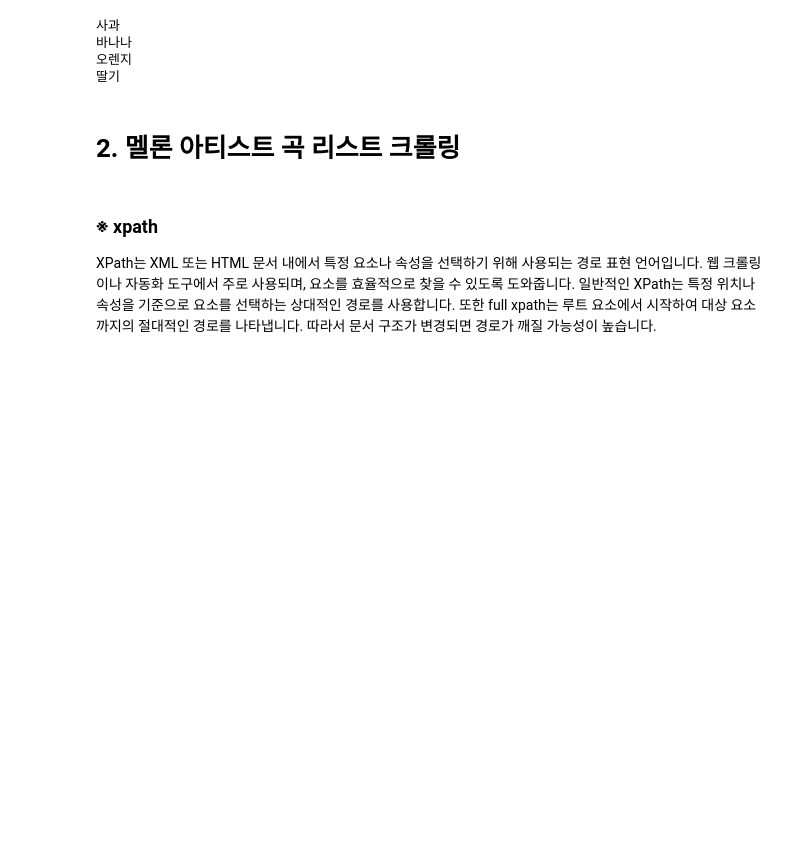
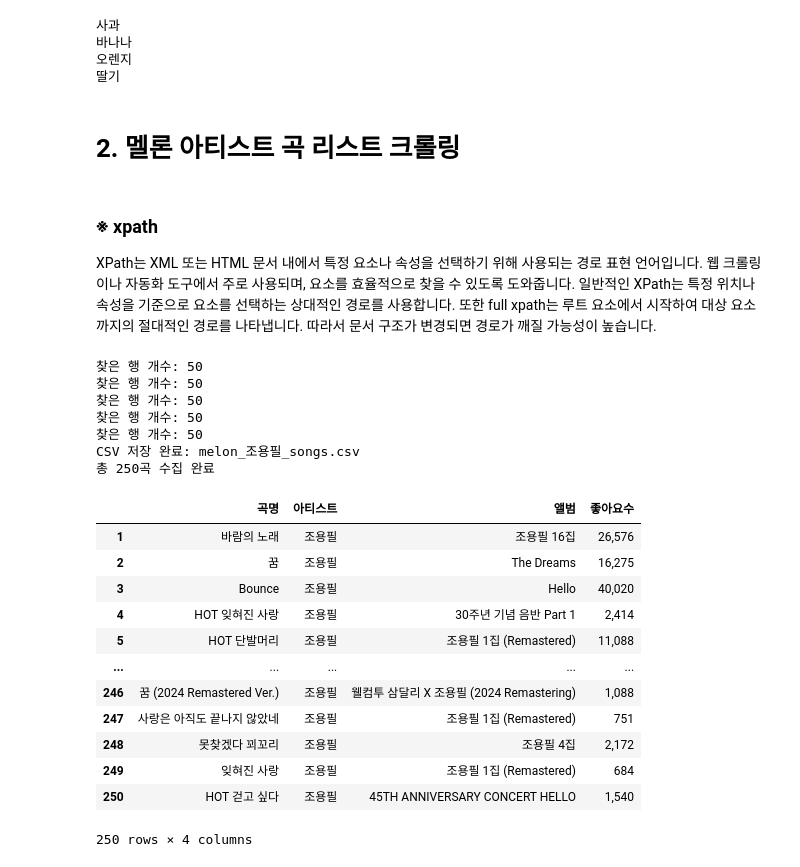
Before and after one commit to kjalh/02_DataAnalysis, a Jupyter notebook: 04_셀레니움.ipynb, the cells around one changed output. Saved outputs shown, nothing was run; the diff lists cells and outputs as text; code cells hidden in the pictures; blank space fills up the shorter version.

```diff
--- a/04_셀레니움.ipynb
+++ b/04_셀레니움.ipynb
@@ -97,2 +317,23 @@ def melon_search_from_main(keyword):
 # %%
-melon_search_from_main("신의키스")
+# melon_search_from_main("조용필")
+# %% [output]
+찾은 행 개수: 50
+찾은 행 개수: 50
+찾은 행 개수: 50
+찾은 행 개수: 50
+찾은 행 개수: 50
+CSV 저장 완료: melon_조용필_songs.csv
+총 250곡 수집 완료
+|  | 곡명 | 아티스트 | 앨범 | 좋아요수 |
+| 1 | 바람의 노래 | 조용필 | 조용필 16집 | 26,576 |
+| 2 | 꿈 | 조용필 | The Dreams | 16,275 |
+| 3 | Bounce | 조용필 | Hello | 40,020 |
+| 4 | HOT 잊혀진 사랑 | 조용필 | 30주년 기념 음반 Part 1 | 2,414 |
+| 5 | HOT 단발머리 | 조용필 | 조용필 1집 (Remastered) | 11,088 |
+| ... | ... | ... | ... | ... |
+| 246 | 꿈 (2024 Remastered Ver.) | 조용필 | 웰컴투 삼달리 X 조용필 (2024 Remastering) | 1,088 |
+| 247 | 사랑은 아직도 끝나지 않았네 | 조용필 | 조용필 1집 (Remastered) | 751 |
+| 248 | 못찾겠다 꾀꼬리 | 조용필 | 조용필 4집 | 2,172 |
+| 249 | 잊혀진 사랑 | 조용필 | 조용필 1집 (Remastered) | 684 |
+| 250 | HOT 걷고 싶다 | 조용필 | 45TH ANNIVERSARY CONCERT HELLO | 1,540 |
+250 rows × 4 columns
```
Also changed, not shown: parts of 10 cells of this notebook, 4 other files.
